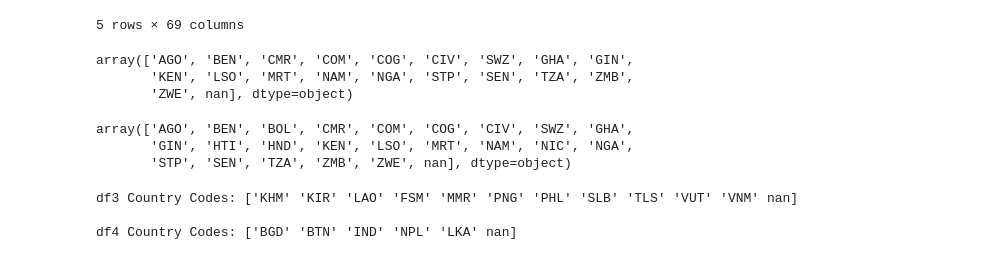
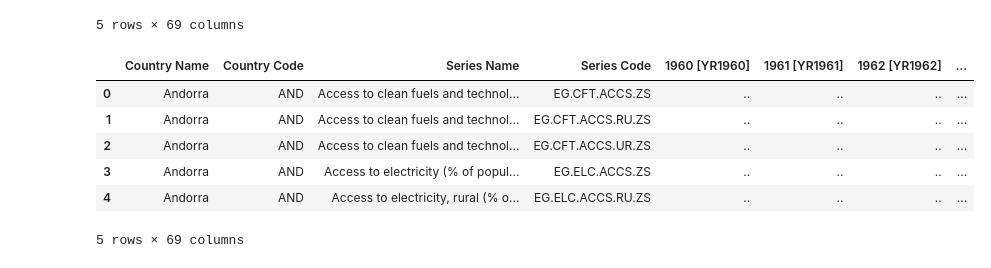
Before and after one commit to diyorbekzokirov/gdp_prediction_developing, a Jupyter notebook: codes/analysis.ipynb, the cells around one changed output. Drawn from its saved outputs; the diff is of its cells as text; code cells hidden in the pictures.

```diff
--- a/codes/analysis.ipynb
+++ b/codes/analysis.ipynb
@@ -45,23 +49,13 @@ df4.head(5)
 | 3 | Bangladesh | BGD | Access to electricity (% of popul... | EG.ELC.ACCS.ZS | .. | .. | .. | ... |
 | 4 | Bangladesh | BGD | Access to electricity, rural (% o... | EG.ELC.ACCS.RU.ZS | .. | .. | .. | ... |
 5 rows × 69 columns
-# %%
-df1['Country Code'].unique()
-# %% [output]
-array(['AGO', 'BEN', 'CMR', 'COM', 'COG', 'CIV', 'SWZ', 'GHA', 'GIN',
-       'KEN', 'LSO', 'MRT', 'NAM', 'NGA', 'STP', 'SEN', 'TZA', 'ZMB',
-       'ZWE', nan], dtype=object)
-# %%
-df2['Country Code'].unique()
-# %% [output]
-array(['AGO', 'BEN', 'BOL', 'CMR', 'COM', 'COG', 'CIV', 'SWZ', 'GHA',
-       'GIN', 'HTI', 'HND', 'KEN', 'LSO', 'MRT', 'NAM', 'NIC', 'NGA',
-       'STP', 'SEN', 'TZA', 'ZMB', 'ZWE', nan], dtype=object)
-# %%
-# Check Country Codes in df3
-print("df3 Country Codes:", df3['Country Code'].unique())
-print("\ndf4 Country Codes:", df4['Country Code'].unique())
-# %% [output]
-df3 Country Codes: ['KHM' 'KIR' 'LAO' 'FSM' 'MMR' 'PNG' 'PHL' 'SLB' 'TLS' 'VUT' 'VNM' nan]
-
-df4 Country Codes: ['BGD' 'BTN' 'IND' 'NPL' 'LKA' nan]
+# %%
+df5.head(5)
+# %% [output]
+|  | Country Name | Country Code | Series Name | Series Code | 1960 [YR1960] | 1961 [YR1961] | 1962 [YR1962] | ... |
+| 0 | Andorra | AND | Access to clean fuels and technol... | EG.CFT.ACCS.ZS | .. | .. | .. | ... |
+| 1 | Andorra | AND | Access to clean fuels and technol... | EG.CFT.ACCS.RU.ZS | .. | .. | .. | ... |
+| 2 | Andorra | AND | Access to clean fuels and technol... | EG.CFT.ACCS.UR.ZS | .. | .. | .. | ... |
+| 3 | Andorra | AND | Access to electricity (% of popul... | EG.ELC.ACCS.ZS | .. | .. | .. | ... |
+| 4 | Andorra | AND | Access to electricity, rural (% o... | EG.ELC.ACCS.RU.ZS | .. | .. | .. | ... |
+5 rows × 69 columns
```
Also changed, not shown: parts of 8 cells of this notebook, 8 other files.
